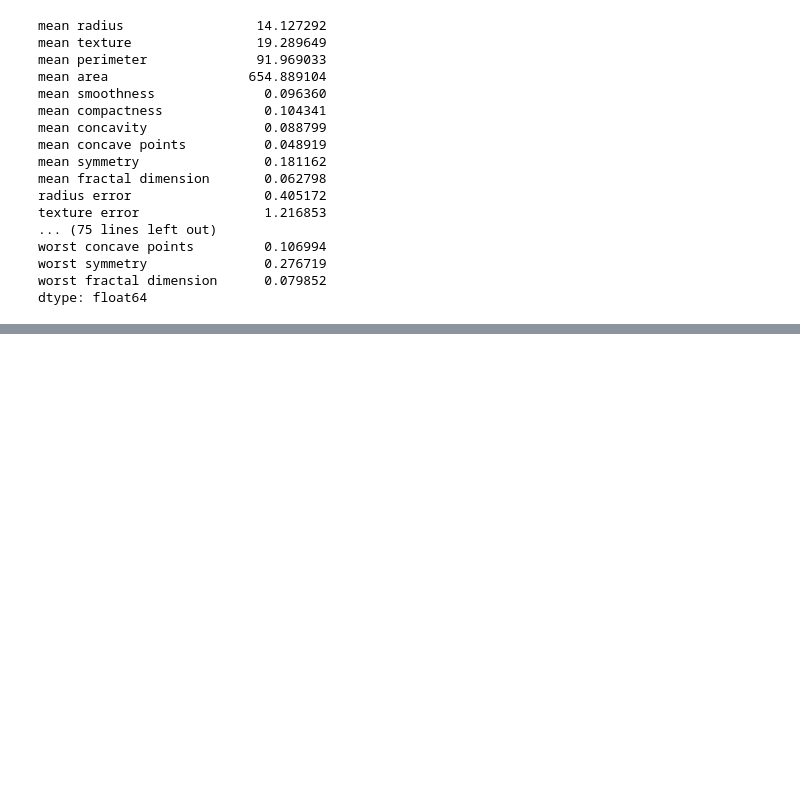
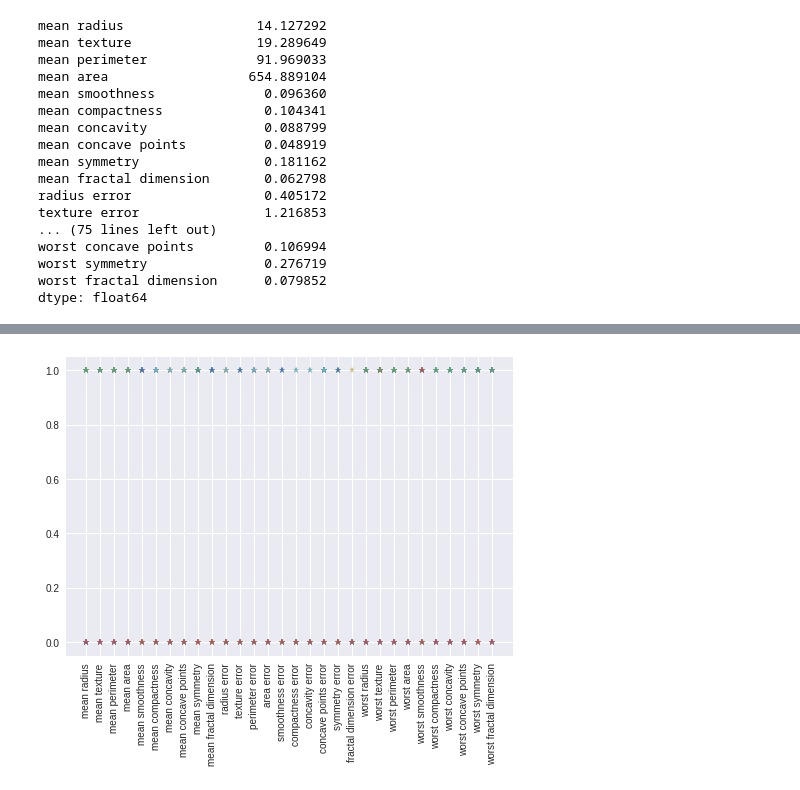
Before and after one commit to sreeram-venkitesh/colab_notebooks, a Jupyter notebook: MP_Neuron.ipynb, the cells around one changed output, grey strips where cells are left out. Cells and saved outputs as stored; diff of their text form; code cells hidden in the pictures; blank space fills up the shorter version.

```diff
--- a/MP_Neuron.ipynb
+++ b/MP_Neuron.ipynb
@@ -161,0 +187,8 @@ dtype: float64
+# %%
+x_binarised_test = x_test.apply(pd.cut,bins=2,labels=[0,1])
+# %%
+plt.plot(x_binarised_test.T,'*')
+plt.xticks(rotation='vertical')
+plt.show()
+# %% [output]
+[figure, added]
```
Also changed, not shown: parts of 7 cells of this notebook.
